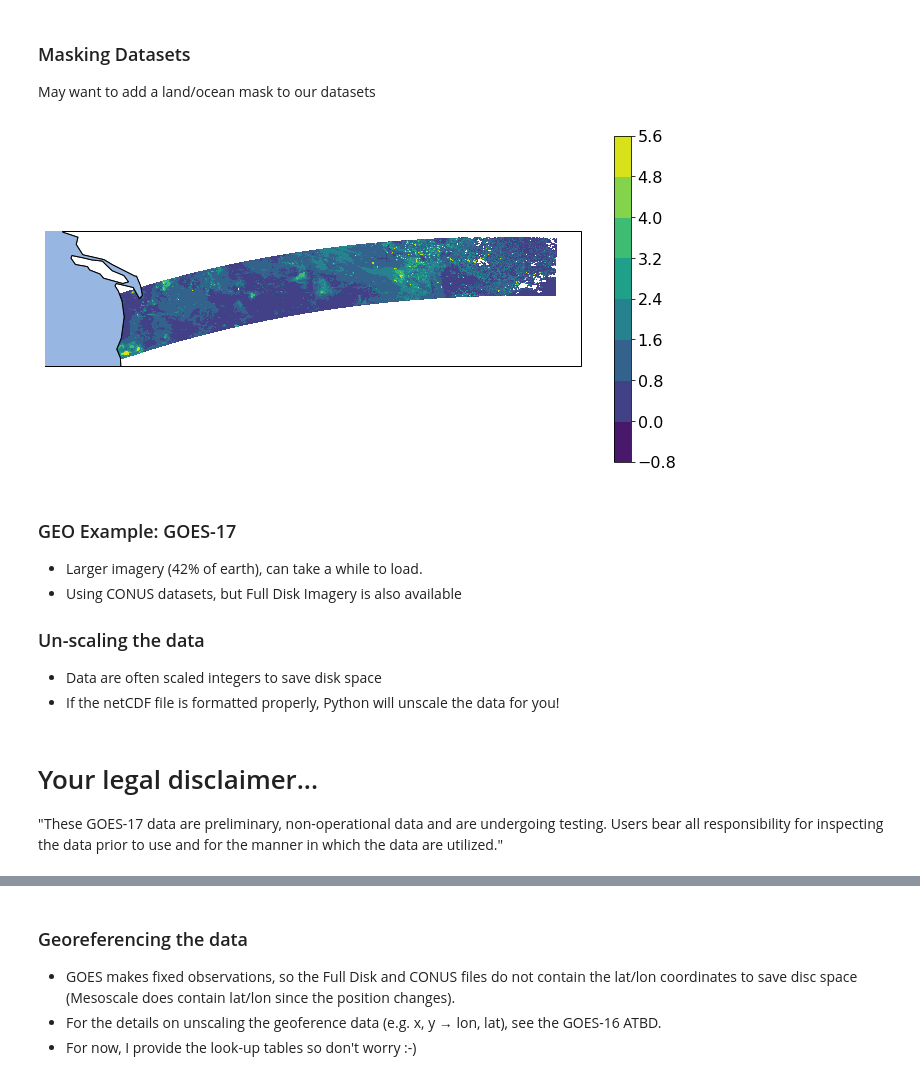
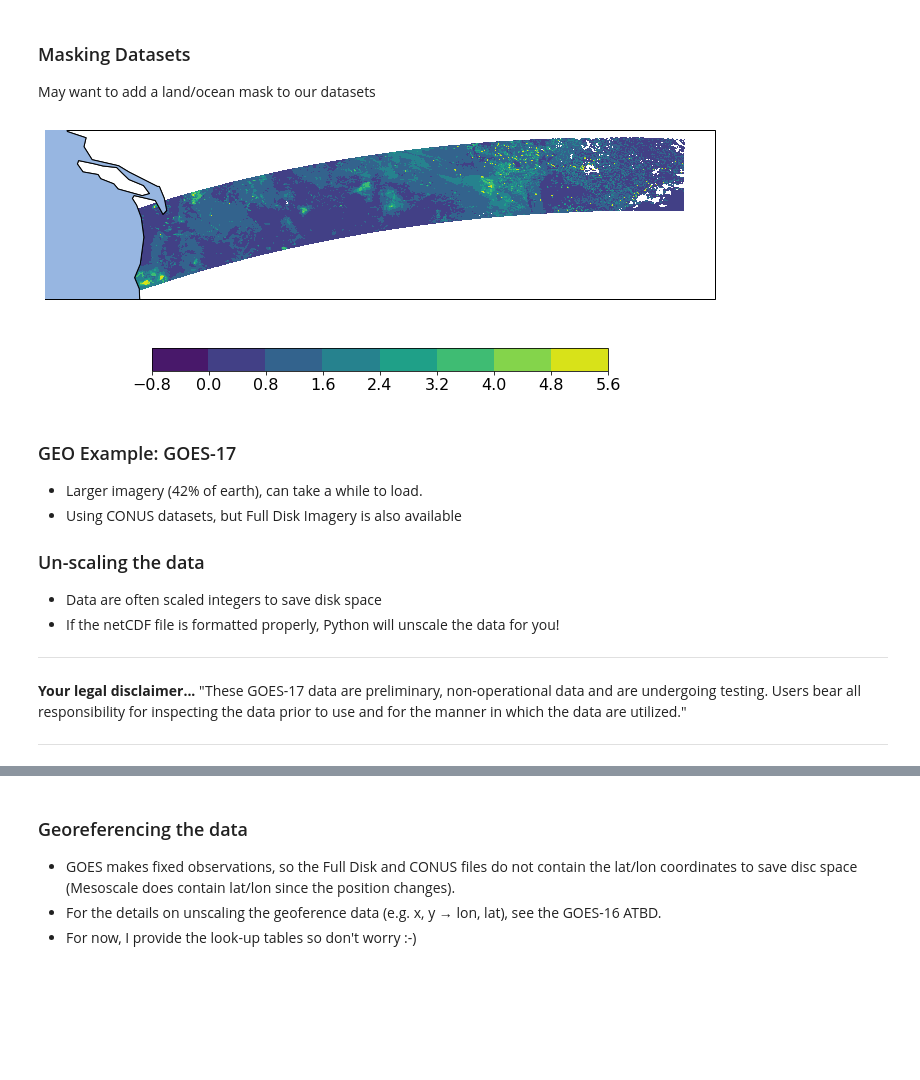
Before and after one commit to eviatarbach/ncep-lectures, a Jupyter notebook: part-3.ipynb, the cells around one changed output, grey strips where cells are left out. Drawn from its saved outputs; the diff is of its cells as text; code cells hidden in the pictures; blank space fills up the shorter version.

```diff
--- a/part-3.ipynb
+++ b/part-3.ipynb
@@ -253,17 +238,19 @@ May want to add a land/ocean mask to our datasets
 # %%
 import cartopy.feature as feature
 # %%
-ax = plt.axes(projection=ccrs.PlateCarree())
+img_proj = ccrs.PlateCarree()
+
+ax = plt.axes(projection=img_proj)
 ax.coastlines()
-plot = ax.contourf(lon_NPP, lat_NPP, AOD_NPP, transform=ccrs.PlateCarree())
+plot = ax.contourf(lon_NPP, lat_NPP, AOD_NPP, transform=img_proj)
 
 # Mask out the ocean: zorder places it on top of the existing data
 ax.add_feature(feature.OCEAN, zorder=100, edgecolor='black')
 
-cb = plt.colorbar(plot)
+cb = plt.colorbar(plot, orientation="horizontal", fraction=0.07)
 plt.show()
 # %% [output]
-[figure, old version]
+[figure, new version]
 # %% [markdown]
 ### GEO Example: GOES-17
 * Larger imagery (42% of earth), can take a while to load.
@@ -272,9 +259,12 @@ plt.show()
 ### Un-scaling the data
 * Data are often scaled integers to save disk space
 * If the netCDF file is formatted properly, Python will unscale the data for you!
+
+---
+__Your legal disclaimer...__
+"These GOES-17 data are preliminary, non-operational data and are undergoing testing. Users bear all responsibility for inspecting the data prior to use and for the manner in which the data are utilized."
+
+---
-# %% [markdown]
-# Your legal disclaimer...
-"These GOES-17 data are preliminary, non-operational data and are undergoing testing. Users bear all responsibility for inspecting the data prior to use and for the manner in which the data are utilized."
 # %%
 fname  ='data/OR_ABI-L2-AODC-M3_G17_s20182211612186_e20182211614557_c20182211615551.nc'
 file_id_G17 = Dataset(fname)
```
Also changed, not shown: parts of 27 cells of this notebook, 15 other files.
